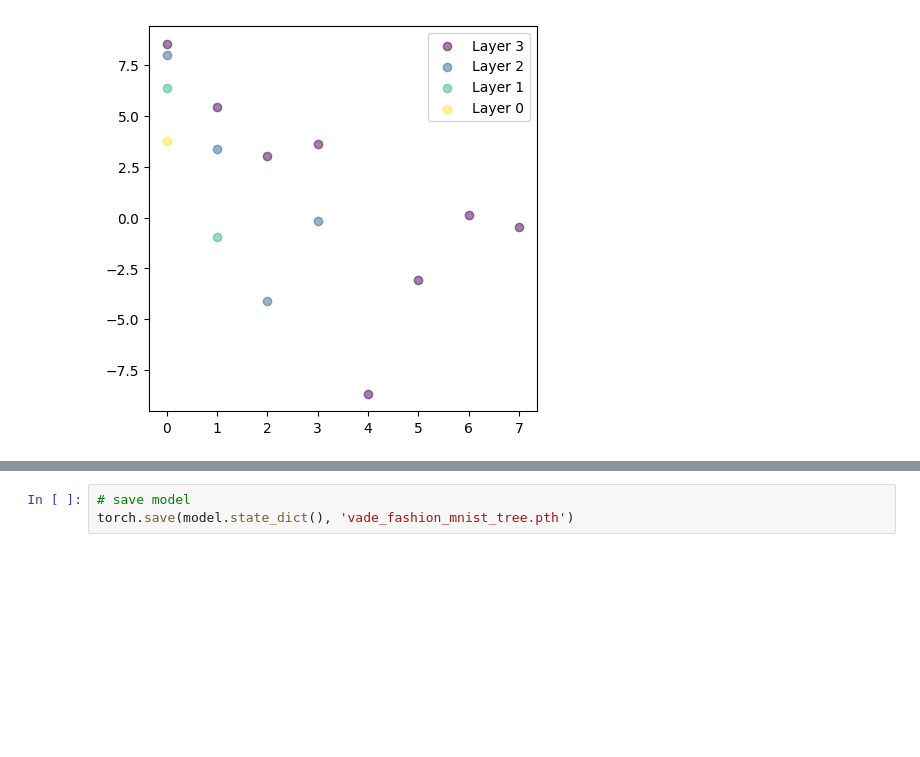
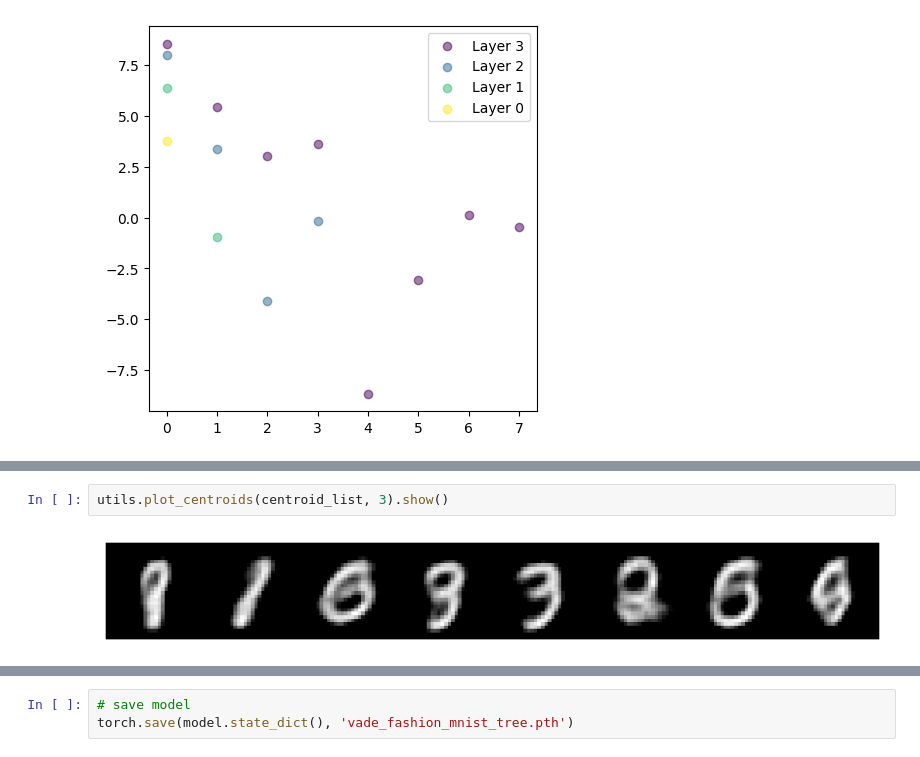
Before and after one commit to Teachable-AI-Lab/unsupervised-prototypes, a Jupyter notebook: GMM-exp.ipynb, the cells around one changed output, grey strips where cells are left out. Drawn from its saved outputs; the diff is of its cells as text; blank space fills up the shorter version.

```diff
--- a/GMM-exp.ipynb
+++ b/GMM-exp.ipynb
@@ -389,0 +323,4 @@ utils.plot_centroids(centroid_list, 4).show()
+# %%
+utils.plot_centroids(centroid_list, 3).show()
+# %% [output]
+[figure, added]
```
Also changed, not shown: parts of 19 cells of this notebook, 26 other files.
